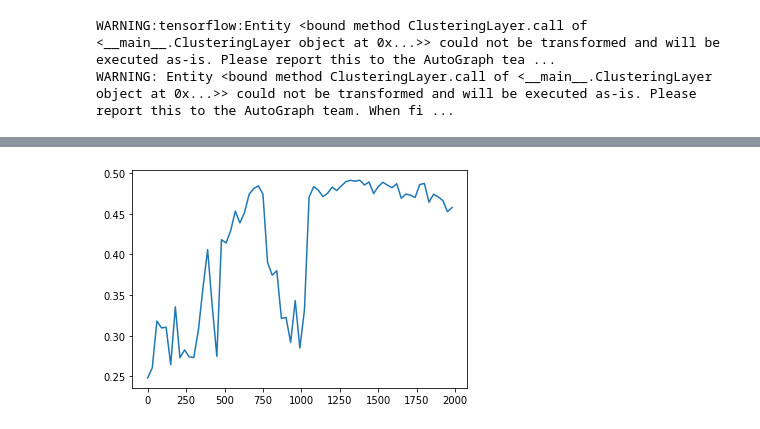
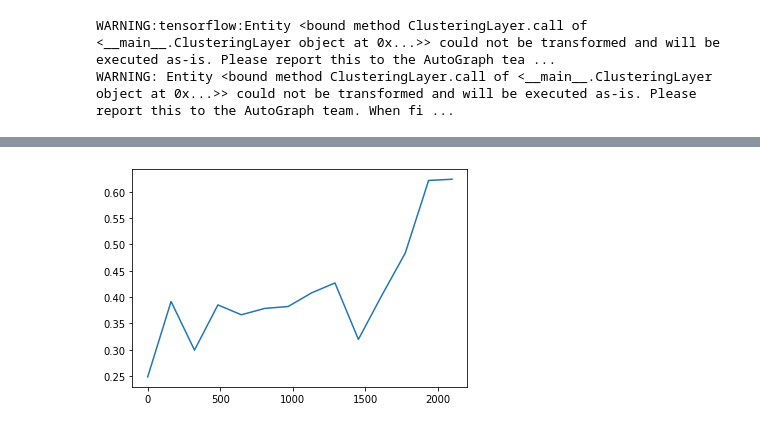
Before and after one commit to WangLi2019Gt/Skin-Cancer-Image-Classification-using-CNN-And-Clustering, a Jupyter notebook: AutoEncoder_Cluster.ipynb, the cells around one changed output, grey strips where cells are left out. Drawn from its saved outputs; the diff is of its cells as text; code cells hidden in the pictures.

Commit message:
plot

```diff
--- a/AutoEncoder_Cluster.ipynb
+++ b/AutoEncoder_Cluster.ipynb
@@ -94,9 +103,10 @@ def autoencoderConv2D(input_shape=(76, 100, 3), filters=[32, 64, 128, 10]):
 # %%
 autoencoder, encoder = autoencoderConv2D()
 autoencoder.summary()
+autoencoder.load_weights('./conv_ae_weights.h5')
 if(Train==True):
-    autoencoder.compile(optimizer='adam', loss='mse')
-    autoencoder.fit(x_copy,x_copy, batch_size=20, epochs=200)
+    autoencoder.compile(optimizer= 'adam', loss='mse')
+    history_ae=autoencoder.fit(x_copy,x_copy, batch_size=20, epochs=50)
     autoencoder.save_weights('./conv_ae_weights.h5')
 # %% [output]
 Model: "AE"
@@ -185,7 +195,7 @@ class ClusteringLayer(keras.layers.Layer):
 n_clusters = len(np.unique(y))
 clustering_layer = ClusteringLayer(n_clusters=n_clusters,name='clustering')(encoder.output)
 model = Model(inputs=encoder.input, outputs=clustering_layer)
-model.compile(optimizer=tf.keras.optimizers.SGD(0.001, 0.9), loss='kld')
+model.compile(optimizer=SGD(0.01, 0.9), loss='kld')
 # %% [output]
 WARNING:tensorflow:Entity <bound method ClusteringLayer.call of <__main__.ClusteringLayer object at 0x...>> could not be transformed and will be executed as-is. Please report this to the AutoGraph tea ...
 WARNING: Entity <bound method ClusteringLayer.call of <__main__.ClusteringLayer object at 0x...>> could not be transformed and will be executed as-is. Please report this to the AutoGraph team. When fi ...
@@ -195,17 +205,17 @@ def target_distribution(q):
     return (weight.T / weight.sum(1)).T
 # %%
 print(n_clusters)
-kmeans = KMeans(n_clusters=n_clusters, n_init=20)
+kmeans = KMeans(n_clusters=7)
 y_pred = kmeans.fit_predict(encoder.predict(x_copy))
 y_pred_last = np.copy(y_pred)
 model.get_layer(name='clustering').set_weights([kmeans.cluster_centers_])
 loss = 0
 index = 0
-maxiter = 2000
+maxiter = 8000
 batch_size = 1
-update_interval = 30
+update_interval =150
 index_array = np.arange(x_copy.shape[0])
-tol = 0.01 # tolerance threshold to stop training
+tol = 0.001 # tolerance threshold to stop training
 acc_array=np.zeros(67)
 i=0
 for ite in range(int(maxiter)):
@@ -254,6 +264,6 @@ Iter 1980: accuracy = 0.45781,  ; loss=0.085320
 # %%
-ite=np.linspace(0,1980,67)
-plt.plot(ite,acc_array)
+ite=np.linspace(0,2100,14)
+plt.plot(ite,acc_array[0:14])
 plt.show()
 # %% [output]
-[figure, old version]
+[figure, new version]
```
Also changed, not shown: parts of 9 cells of this notebook.
